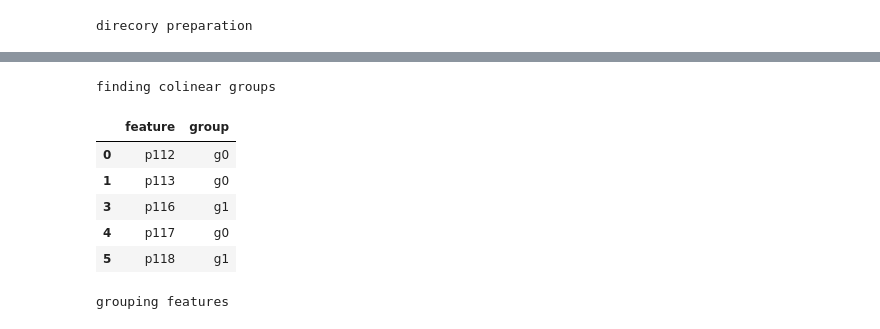
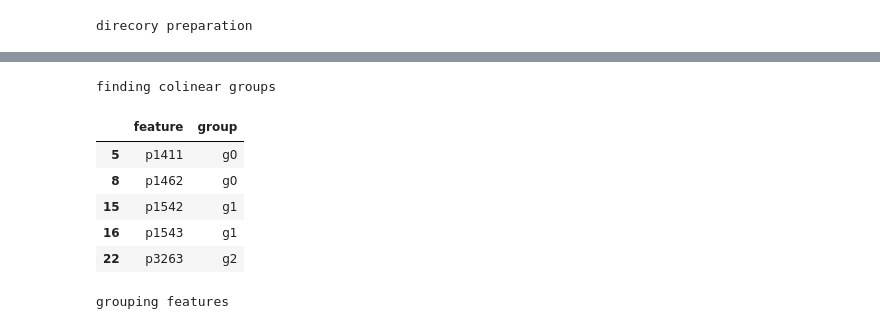
Before and after one commit to omicsEye/deepbreaks, a Jupyter notebook: examples/discrete_phenotype.ipynb, the cells around one changed output, grey strips where cells are left out. Drawn from its saved outputs; the diff is of its cells as text; code cells hidden in the pictures.

```diff
--- a/examples/discrete_phenotype.ipynb
+++ b/examples/discrete_phenotype.ipynb
@@ -47 +49,3 @@ Shape of data is:  (1340, 42484)
+# %%
+df = prp.balanced_classes(dat=df, meta_dat=metaData, feature=mt)
 # %%
@@ -56,5 +63,6 @@ Shape of data after missing/constant care:  (1340, 22689)
 # %%
+%%time
 print('Shape of data before imbalanced care: ', df_cleaned.shape)
-df_cleaned = prp.imb_care(dat=df_cleaned, imbalance_threshold=0.025)
+df_cleaned = prp.imb_care(dat=df_cleaned, imbalance_threshold=0.05)
 print('Shape of data after imbalanced care: ', df_cleaned.shape)
 # %% [output]
@@ -69,0 +80,6 @@ number of columns of main data after:  18842
+# %%
+%%time
+print('number of columns of main data befor: ', df_cleaned.shape[1])
+df_cleaned = prp.redundant_drop(dat=df_cleaned, meta_dat=metaData,
+                                feature=mt, model_type=anaType, report_dir=report_dir)
+print('number of columns of main data after: ', df_cleaned.shape[1])
@@ -70,7 +91,7 @@ number of columns of main data after:  18842
 # %%
 %%time
 print('calculating normalized mutual information')
-cr = prp.vec_nmi(dat=df_cleaned)
+cr = prp.vec_nmi(dat=df_cleaned, report_dir=report_dir)
 print(cr.shape)
 # %% [output]
 calculating normalized mutual information
@@ -90,15 +111,15 @@ cr.head()
 # %%
 print('finding colinear groups')
-dc_df = prp.db_grouped(dat = cr, report_dir=report_dir, threshold=.9, needs_pivot=False)
+dc_df = prp.db_grouped(dat = cr, report_dir=report_dir, threshold=.8, needs_pivot=False)
 dc_df.head()
 # %% [output]
 finding colinear groups
 |  | feature | group |
-| 0 | p112 | g0 |
-| 1 | p113 | g0 |
-| 3 | p116 | g1 |
-| 4 | p117 | g0 |
-| 5 | p118 | g1 |
+| 5 | p1411 | g0 |
+| 8 | p1462 | g0 |
+| 15 | p1542 | g1 |
+| 16 | p1543 | g1 |
+| 22 | p3263 | g2 |
 # %%
 print('grouping features')
 dc = prp.group_features(dat = dc_df, report_dir=report_dir)
```
Also changed, not shown: parts of 13 cells of this notebook, 3 other files.
